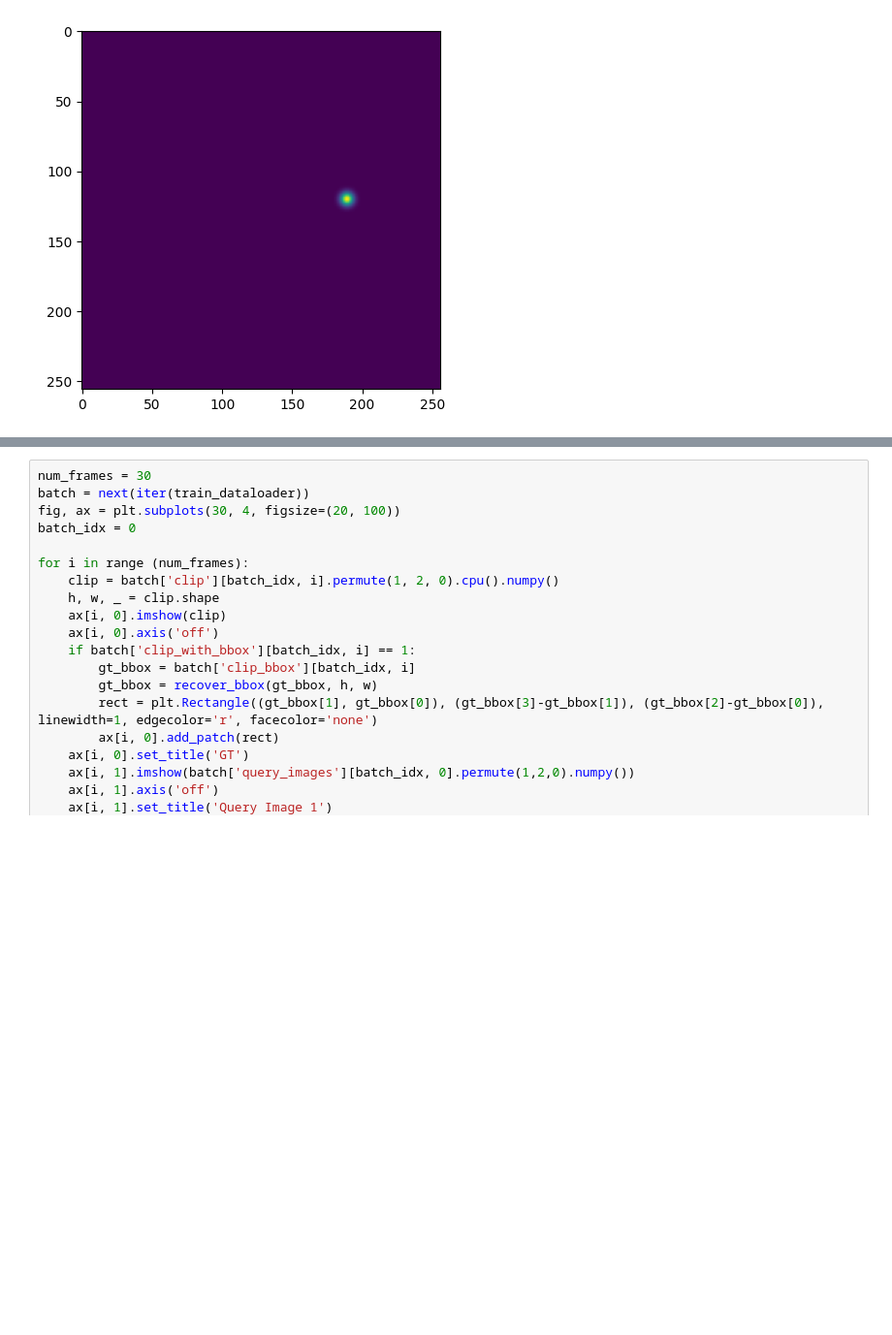
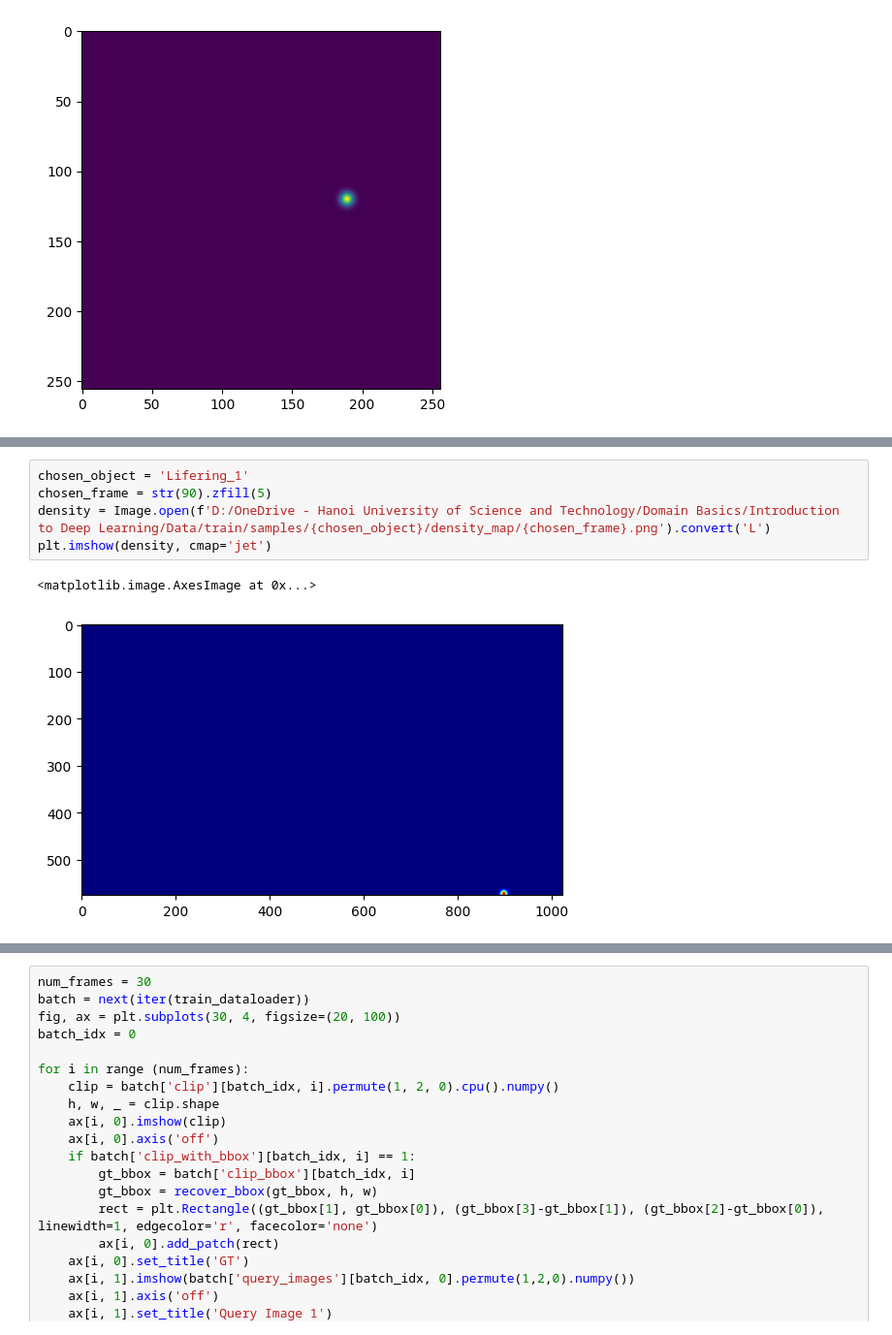
Before and after one commit to MinhDucNguyen9705/AeroEyes, a Jupyter notebook: data_pipeline.ipynb, the cells around one changed output, grey strips where cells are left out. Shown at 97% size. Cells and saved outputs as stored; diff of their text form; blank space fills up the shorter version.

```diff
--- a/data_pipeline.ipynb
+++ b/data_pipeline.ipynb
@@ -1036,0 +1335,8 @@ plt.imshow(density)
+# %%
+chosen_object = 'Lifering_1'
+chosen_frame = str(90).zfill(5)
+density = Image.open(f'D:/OneDrive - Hanoi University of Science and Technology/Domain Basics/Introduction to Deep Learning/Data/train/samples/{chosen_object}/density_map/{chosen_frame}.png').convert('L')
+plt.imshow(density, cmap='jet')
+# %% [output]
+<matplotlib.image.AxesImage at 0x...>
+[figure, added]
```
Also changed, not shown: parts of 26 cells of this notebook, 10 other files.
